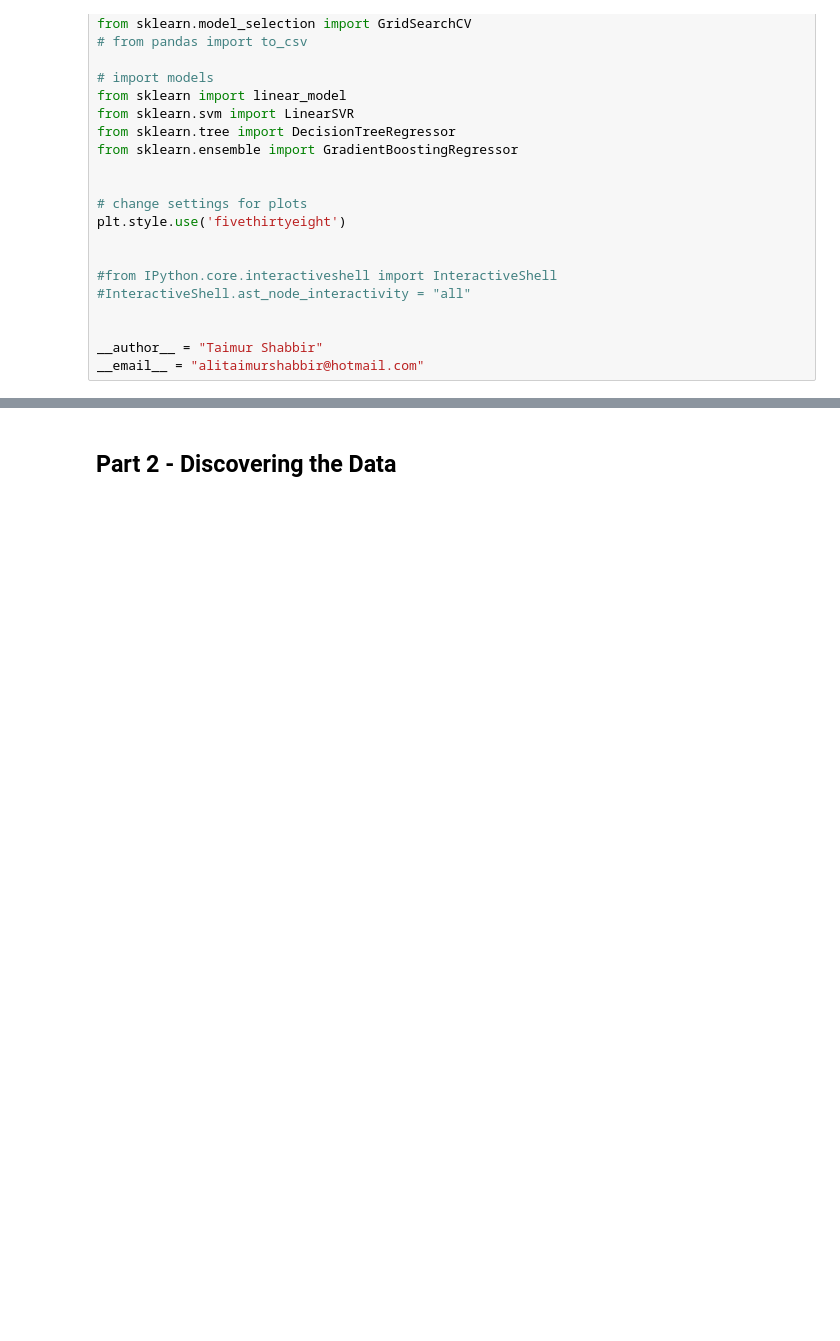
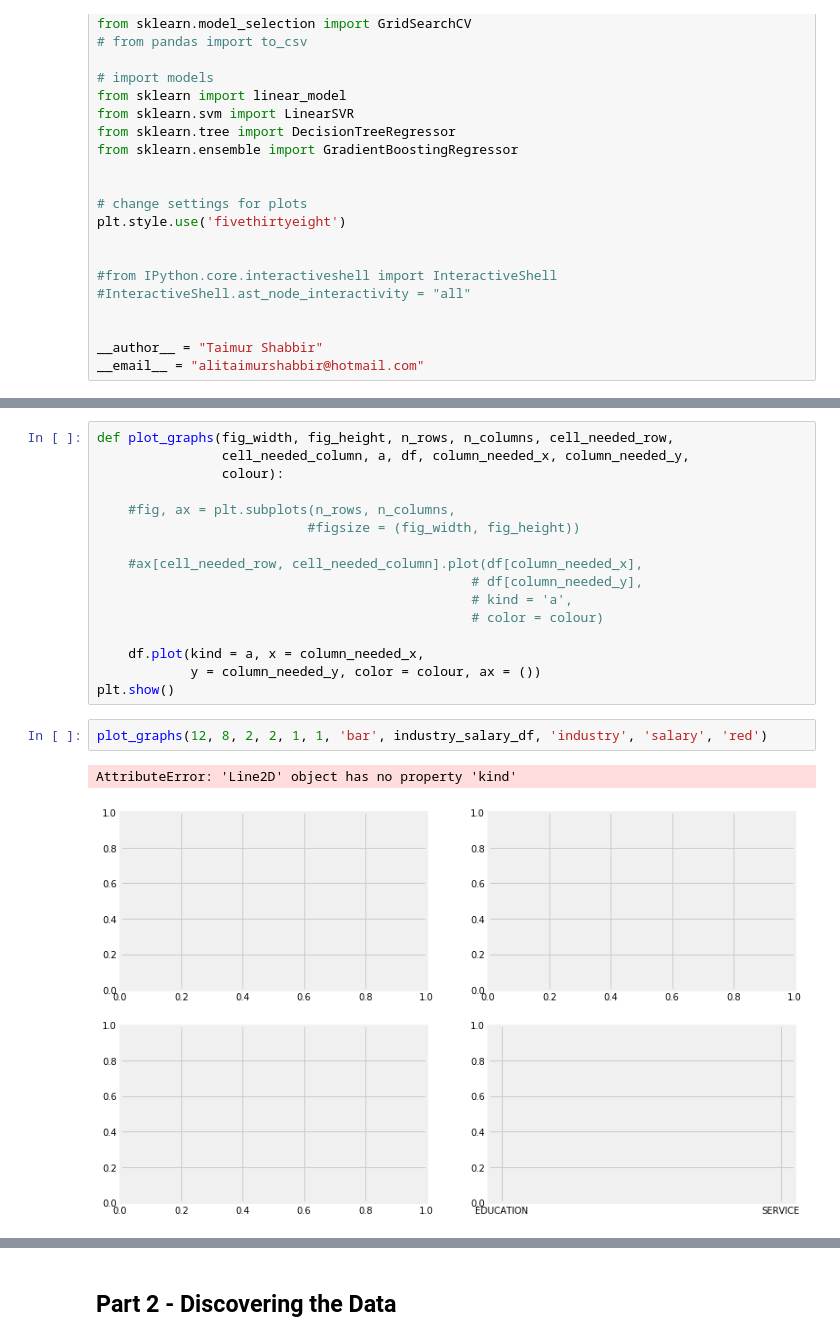
Before and after one commit to Taimur-Shabbir/salary-prediction, a Jupyter notebook: Notebook.ipynb, the cells around one changed output, grey strips where cells are left out. Saved outputs shown, nothing was run; the diff lists cells and outputs as text; blank space fills up the shorter version.

```diff
--- a/Notebook.ipynb
+++ b/Notebook.ipynb
@@ -40,0 +92,21 @@ __email__ = "alitaimurshabbir@hotmail.com"
+# %%
+def plot_graphs(fig_width, fig_height, n_rows, n_columns, cell_needed_row,
+                cell_needed_column, a, df, column_needed_x, column_needed_y,
+                colour):
+
+    #fig, ax = plt.subplots(n_rows, n_columns,
+                           #figsize = (fig_width, fig_height))
+
+    #ax[cell_needed_row, cell_needed_column].plot(df[column_needed_x],
+                                                # df[column_needed_y],
+                                                # kind = 'a',
+                                                # color = colour)
+
+    df.plot(kind = a, x = column_needed_x,
+            y = column_needed_y, color = colour, ax = ())
+plt.show()
+# %%
+plot_graphs(12, 8, 2, 2, 1, 1, 'bar', industry_salary_df, 'industry', 'salary', 'red')
+# %% [output]
+AttributeError: 'Line2D' object has no property 'kind'
+[figure, added]
```
Also changed, not shown: parts of 11 cells of this notebook, 1 other file.
